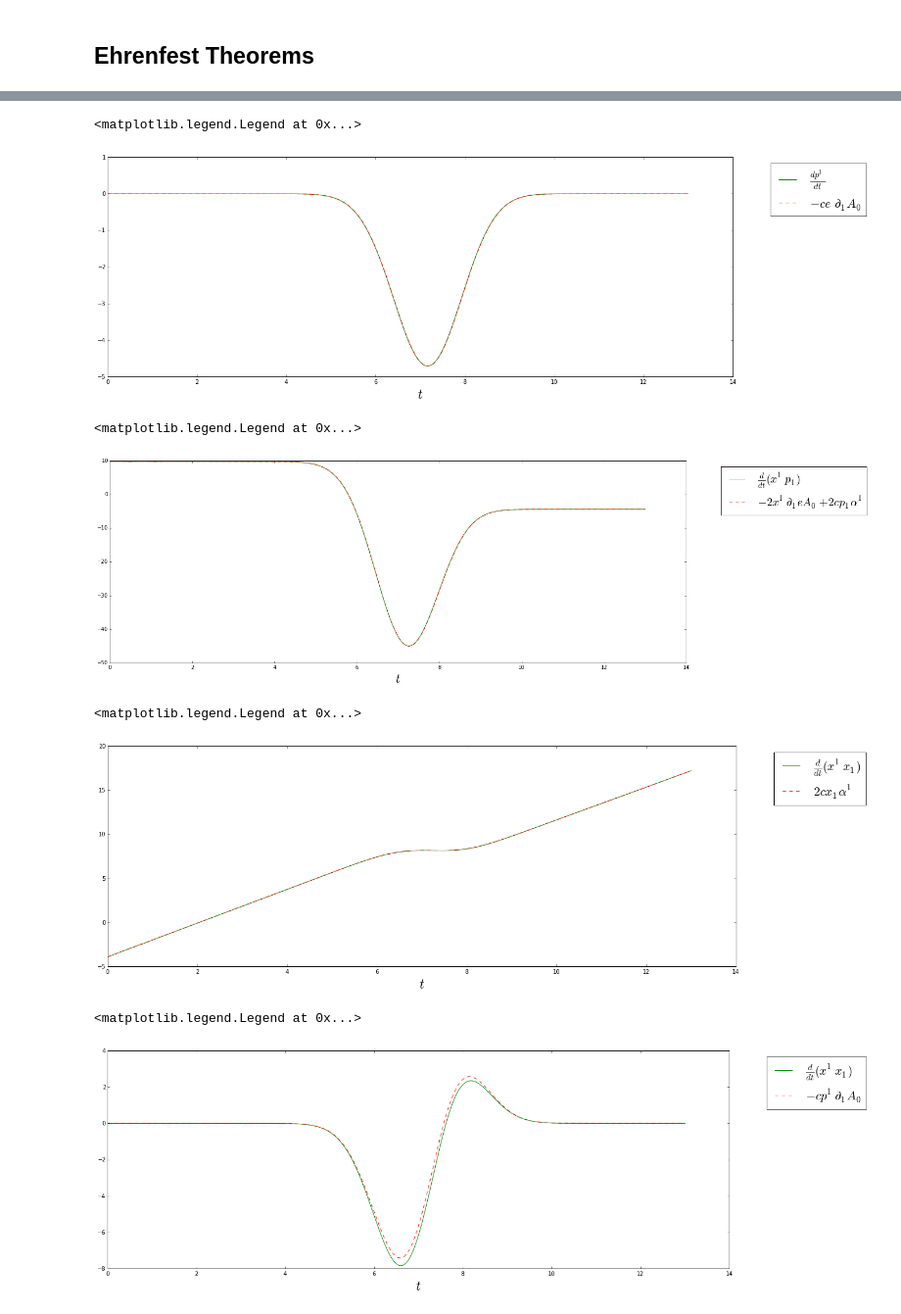
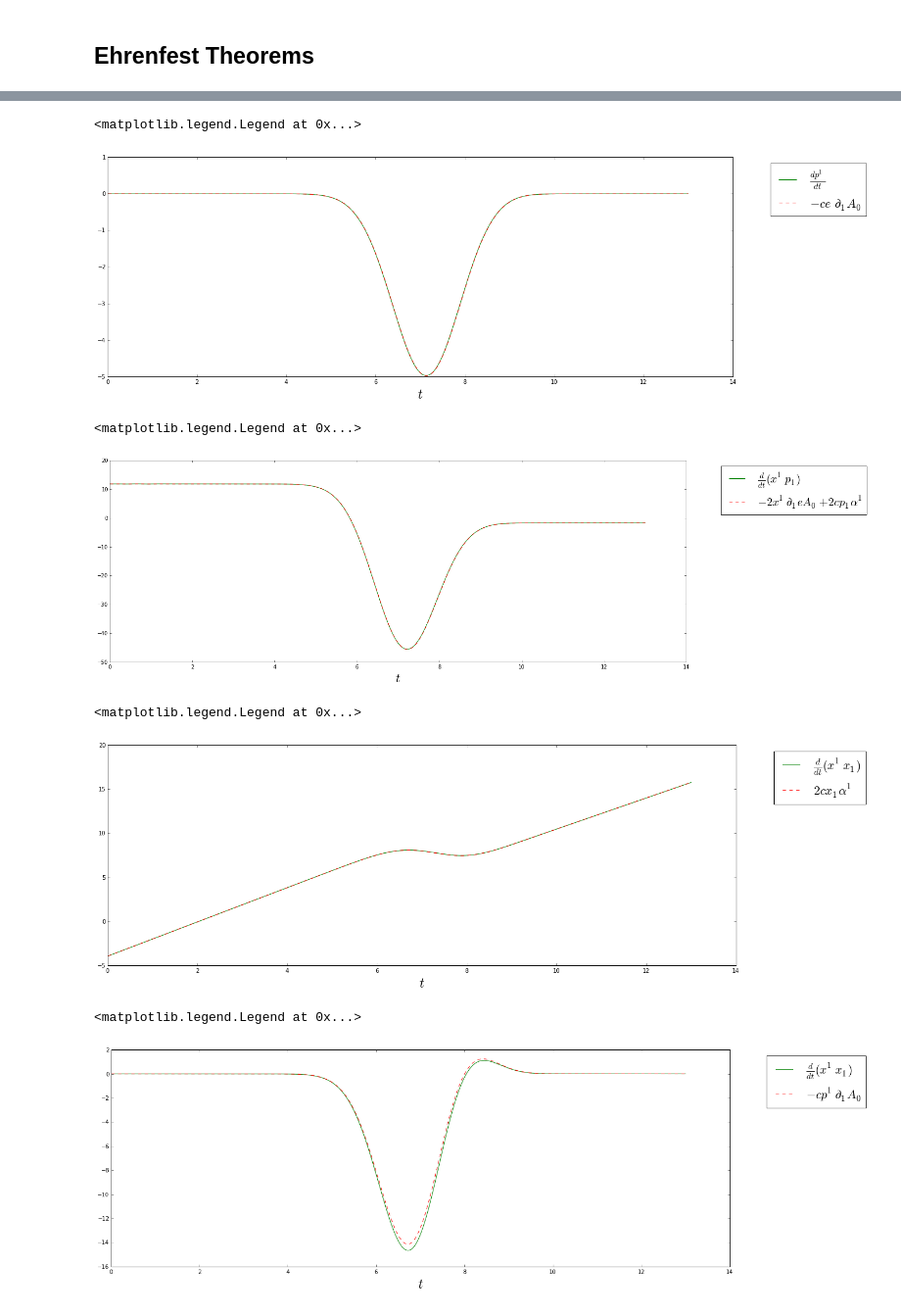
Before and after one commit to cabrer7/PyWignerCUDA, a Jupyter notebook: instances/WignerDirac2D_4x4/Klein.ipynb, the cells around one changed output, grey strips where cells are left out. Shown: that part at 98% size. Cells and saved outputs as stored; diff of their text form; code cells hidden in the pictures.

```diff
--- a/instances/WignerDirac2D_4x4/Klein.ipynb
+++ b/instances/WignerDirac2D_4x4/Klein.ipynb
@@ -38,16 +38,18 @@ class Klein(GPU_WignerDirac2D_4x4):
         V0 = 9.
         w  = 0.25
 
-        #.........................ODM damping ........................................
+        #.........................damping ........................................
         self.gammaDamping = 0.0
-        self.lambdaBar = 4.
-        self.ODMLindbladianDisplacements = [ 0. ]
-        print len(self.ODMLindbladianDisplacements)
-        print np.float64(len(self.ODMLindbladianDisplacements))
+        epsilon           = 0.01;
+        self.fp_Damping_String = ' p*p/sqrt( p*p + {epsilon}  ) '.format( epsilon=epsilon )
+        self.dampingModel = 'CaldeiraLegget'
+
         #............................................................................
 
         self.D_Theta      = 0.0
         self.D_Lambda     = 0.0
+
+        self.grossPitaevskiiCoefficient = 0.0
 
         #self.pX = 9.5
         self.Potential_0_String = '{0}*0.5*( 1. + tanh((x-5.)/{1})   )'.format(V0,w)
@@ -71,7 +73,7 @@ class Klein(GPU_WignerDirac2D_4x4):
         self.W_init = np.empty([4,4,instance.P_gridDIM,instance.X_gridDIM],dtype = np.complex128)
 
         init_x  = -2
-        self.pX = 5.
+        self.pX = 6.
 
         #
 
@@ -271,7 +297,7 @@ ax.set_xlabel(r'$t$',**axis_font)
 ax.legend(bbox_to_anchor=(1.05, 1), loc=2, prop={'size':22})
 # %% [output]
 <matplotlib.legend.Legend at 0x...>
-[figure, old version]
+[figure, new version]
 # %%
 axis_font = {'size':'24'}
 
@@ -290,7 +316,7 @@ ax.set_xlabel(r'$t$',**axis_font)
 ax.legend(bbox_to_anchor=(1.05, 1), loc=2, prop={'size':22})
 # %% [output]
 <matplotlib.legend.Legend at 0x...>
-[figure, old version]
+[figure, new version]
 # %%
 axis_font = {'size':'24'}
 
@@ -309,28 +335,27 @@ ax.set_xlabel(r'$t$',**axis_font)
 ax.legend(bbox_to_anchor=(1.05, 1), loc=2, prop={'size':22})
 # %% [output]
 <matplotlib.legend.Legend at 0x...>
-[figure, old version]
+[figure, new version]
 # %%
 axis_font = {'size':'24'}
 
 fig, ax = plt.subplots(figsize=(20, 7))
 ax.plot( instance.timeRange[1:] ,
         np.gradient( instance.PP_Average.real , instance.dt)  , 'g',
         label= '$\\frac{d}{dt}( x^1 x_1 ) $')
 
 ax.plot( instance.timeRange[1:] ,
        -2*instance.P1_D_1_Potential_0_Average.real - \
-       4.*instance.mass*instance.gammaDamping*instance.P1_Alpha_1_Average.real + \
-       4.*instance.mass*instance.gammaDamping/instance.lambdaBar,
-        'r--' ,label='$- c p^1 \\partial_1 A_0 $')
+       4.*instance.mass*instance.gammaDamping*instance.P1_Alpha_1_Average.real,
+       'r--' ,label='$- c p^1 \\partial_1 A_0 $')
 
 
 ax.set_xlabel(r'$t$',**axis_font)
 
 ax.legend(bbox_to_anchor=(1.05, 1), loc=2, prop={'size':22})
 # %% [output]
 <matplotlib.legend.Legend at 0x...>
-[figure, old version]
+[figure, new version]
 # %%
 axis_font = {'size':'24'}
 
```
Also changed, not shown: parts of 10 cells of this notebook, 14 other files.
